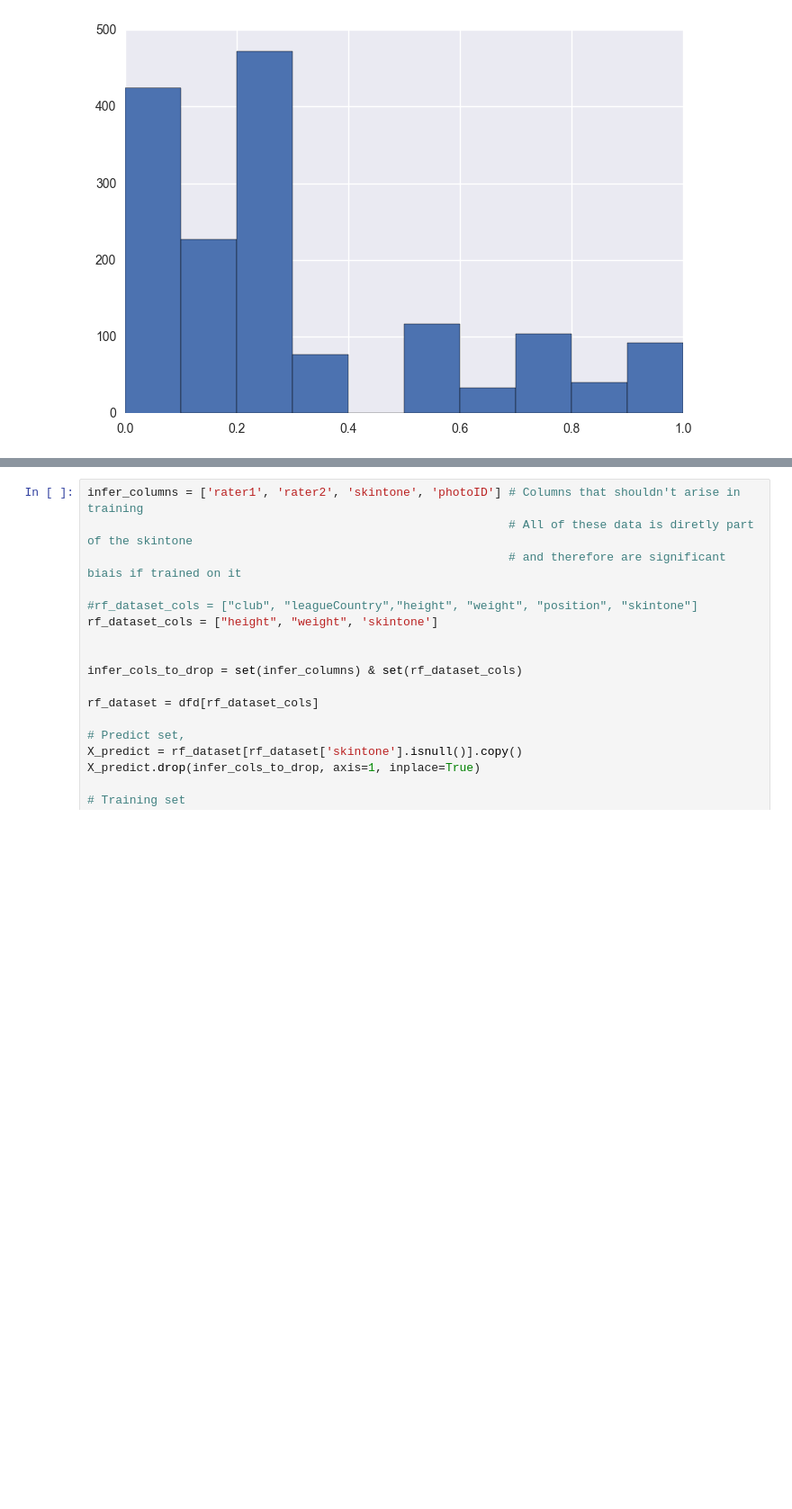
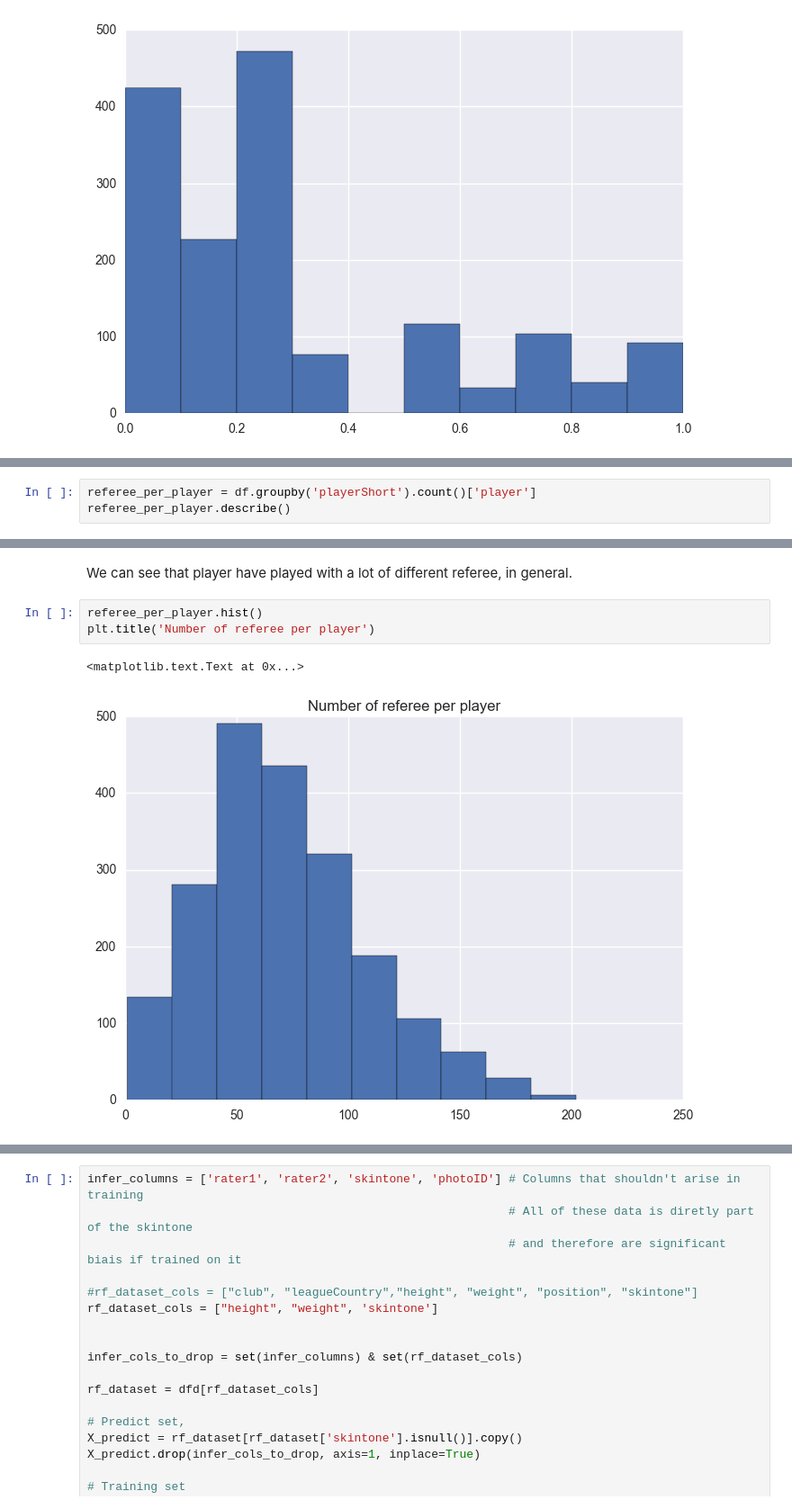
Before and after one commit to fdevillard/ada-homeworks, a Jupyter notebook: 04 - Applied ML/flo-skin-analysis.ipynb, the cells around one changed output, grey strips where cells are left out. Shown: that part at 90% size. Cells and saved outputs as stored; diff of their text form; blank space fills up the shorter version.

Commit message:
WIP: Added some more visualisation

```diff
--- a/04 - Applied ML/flo-skin-analysis.ipynb
+++ b/04 - Applied ML/flo-skin-analysis.ipynb
@@ -117,0 +122,3 @@ df_skinton['skintone'].dropna().hist()
+# %%
+referee_per_player = df.groupby('playerShort').count()['player']
+referee_per_player.describe()
@@ -117,0 +135,8 @@ df_skinton['skintone'].dropna().hist()
+# %% [markdown]
+We can see that player have played with a lot of different referee, in general.
+# %%
+referee_per_player.hist()
+plt.title('Number of referee per player')
+# %% [output]
+<matplotlib.text.Text at 0x...>
+[figure, added]
```
Also changed, not shown: parts of 10 cells of this notebook.
